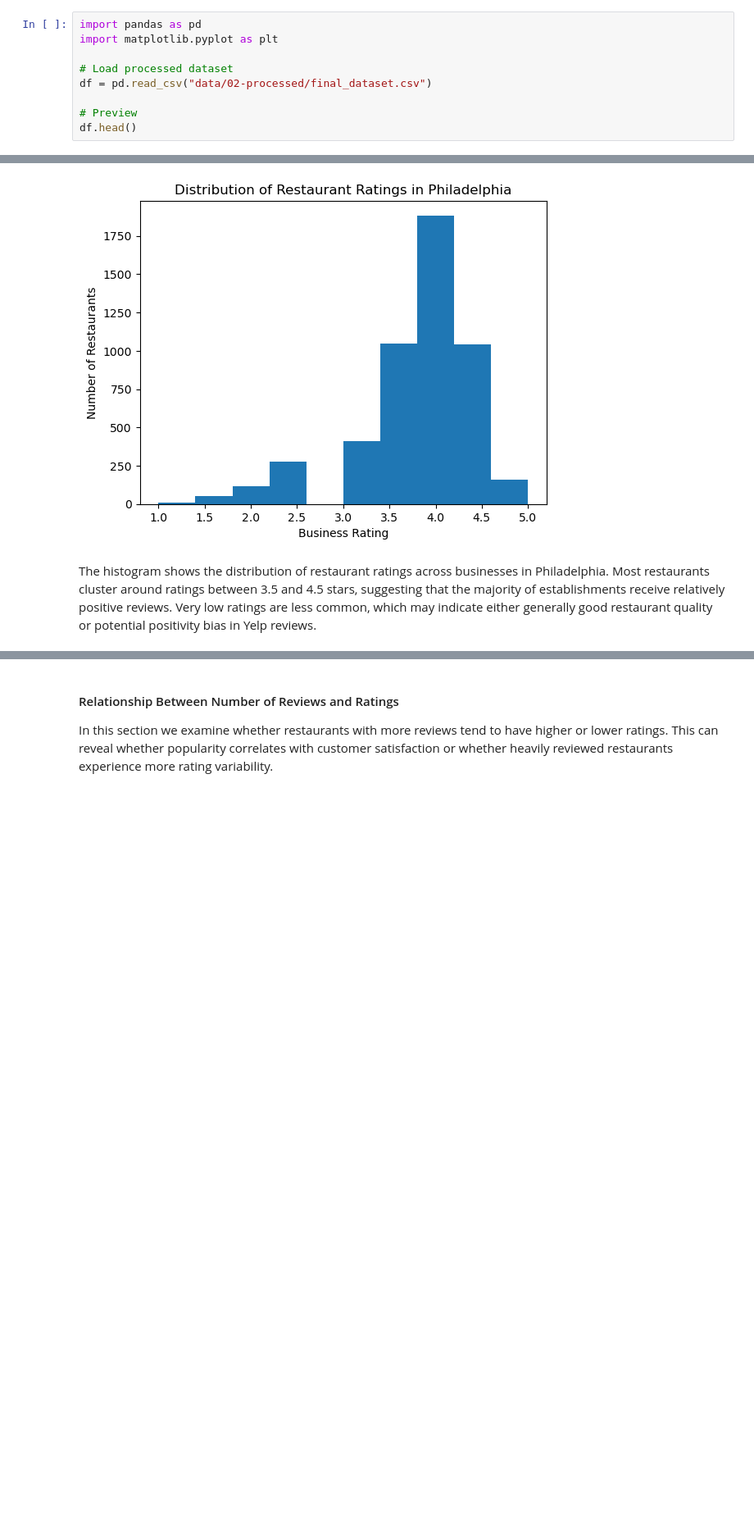
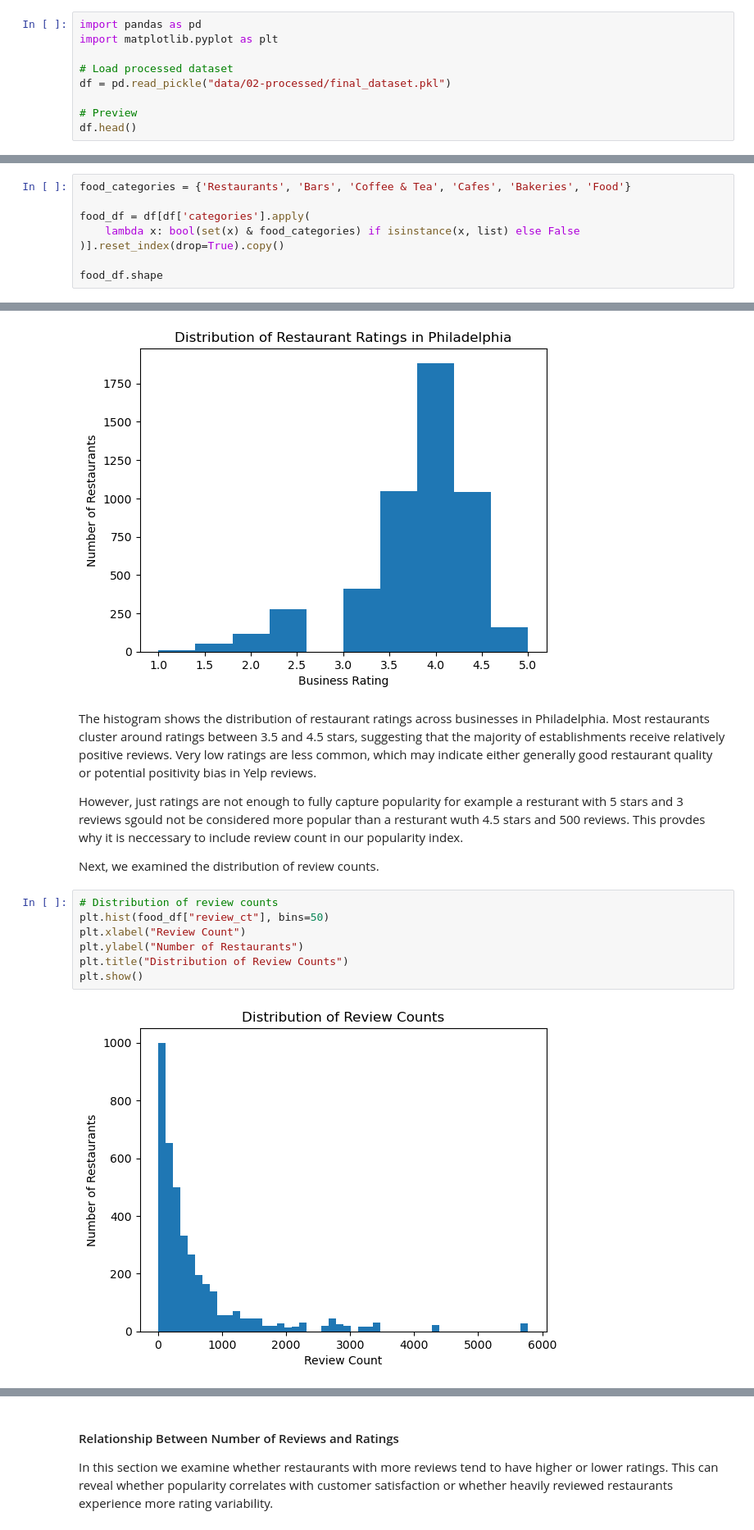
Before and after one commit to lznas/yelp-popularity-predicton, a Jupyter notebook: 02-EDACheckpoint.ipynb, the cells around one changed output, grey strips where cells are left out. Shown at 82% size. Saved outputs shown, nothing was run; the diff lists cells and outputs as text; blank space fills up the shorter version.

```diff
--- a/02-EDACheckpoint.ipynb
+++ b/02-EDACheckpoint.ipynb
@@ -813,7 +877,7 @@ import pandas as pd
 import matplotlib.pyplot as plt
 
 # Load processed dataset
-df = pd.read_csv("data/02-processed/final_dataset.csv")
+df = pd.read_pickle("data/02-processed/final_dataset.pkl")
 
 # Preview
 df.head()
@@ -827,0 +907,8 @@ df.head()
+# %%
+food_categories = {'Restaurants', 'Bars', 'Coffee & Tea', 'Cafes', 'Bakeries', 'Food'}
+
+food_df = df[df['categories'].apply(
+    lambda x: bool(set(x) & food_categories) if isinstance(x, list) else False
+)].reset_index(drop=True).copy()
+
+food_df.shape
@@ -838,3 +933,16 @@ plt.show()
 [figure]
 # %% [markdown]
 The histogram shows the distribution of restaurant ratings across businesses in Philadelphia. Most restaurants cluster around ratings between 3.5 and 4.5 stars, suggesting that the majority of establishments receive relatively positive reviews. Very low ratings are less common, which may indicate either generally good restaurant quality or potential positivity bias in Yelp reviews.
+
+However, just ratings are not enough to fully capture popularity for example a resturant with 5 stars and 3 reviews sgould not be considered more popular than a resturant wuth 4.5 stars and 500 reviews. This provdes why it is neccessary to include review count in our popularity index.
+
+Next, we examined the distribution of review counts.
+# %%
+# Distribution of review counts
+plt.hist(food_df["review_ct"], bins=50)
+plt.xlabel("Review Count")
+plt.ylabel("Number of Restaurants")
+plt.title("Distribution of Review Counts")
+plt.show()
+# %% [output]
+[figure, added]
```
Also changed, not shown: parts of 94 cells of this notebook, 1 other file.
